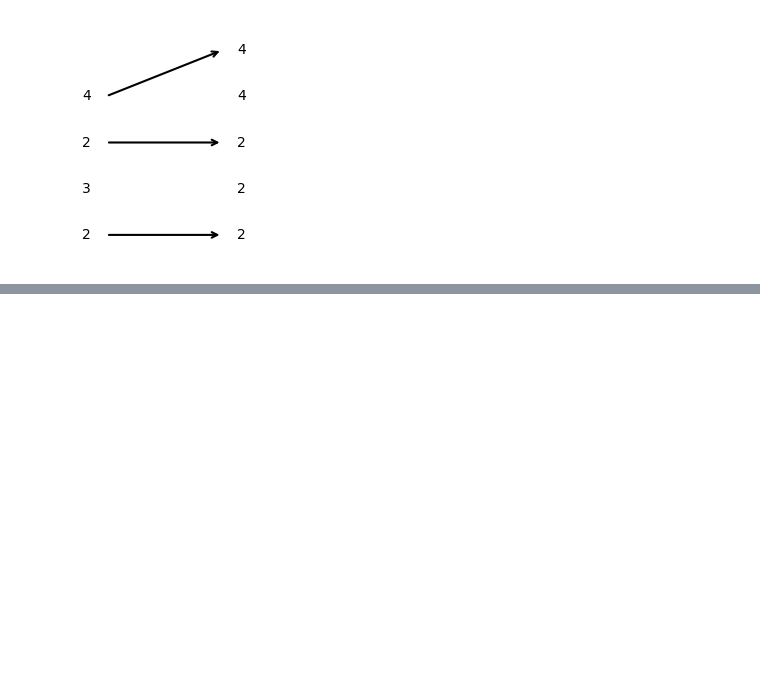
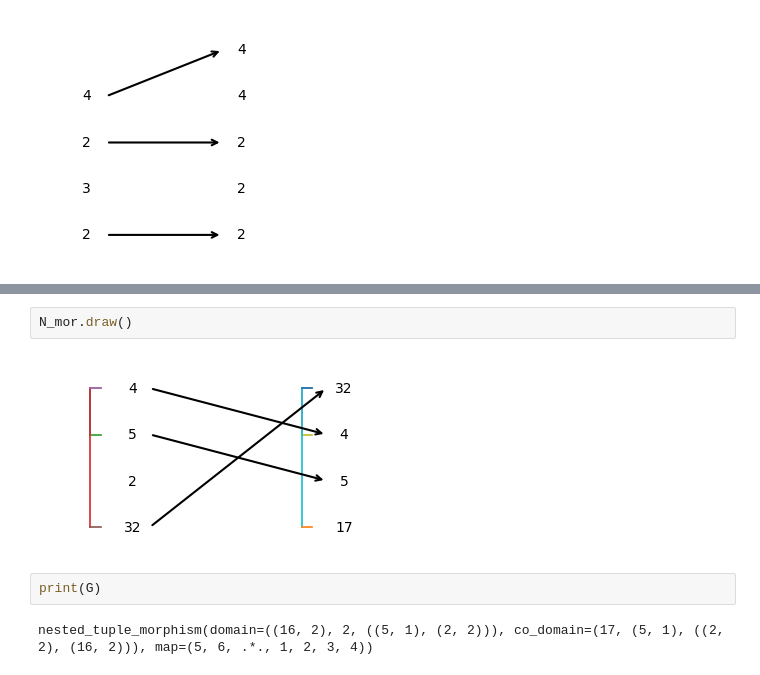
Before and after one commit to PranavDeepakSathya/theCudaBender, a Jupyter notebook: Layout/compositions.ipynb, the cells around one changed output, grey strips where cells are left out. Saved outputs shown, nothing was run; the diff lists cells and outputs as text; blank space fills up the shorter version.

```diff
--- a/Layout/compositions.ipynb
+++ b/Layout/compositions.ipynb
@@ -136,0 +170,8 @@ mor.draw()
+# %%
+N_mor.draw()
+# %% [output]
+[figure, added]
+# %%
+print(G)
+# %% [output]
+nested_tuple_morphism(domain=((16, 2), 2, ((5, 1), (2, 2))), co_domain=(17, (5, 1), ((2, 2), (16, 2))), map=(5, 6, .*., 1, 2, 3, 4))
```
Also changed, not shown: parts of 17 cells of this notebook, 2 other files.
